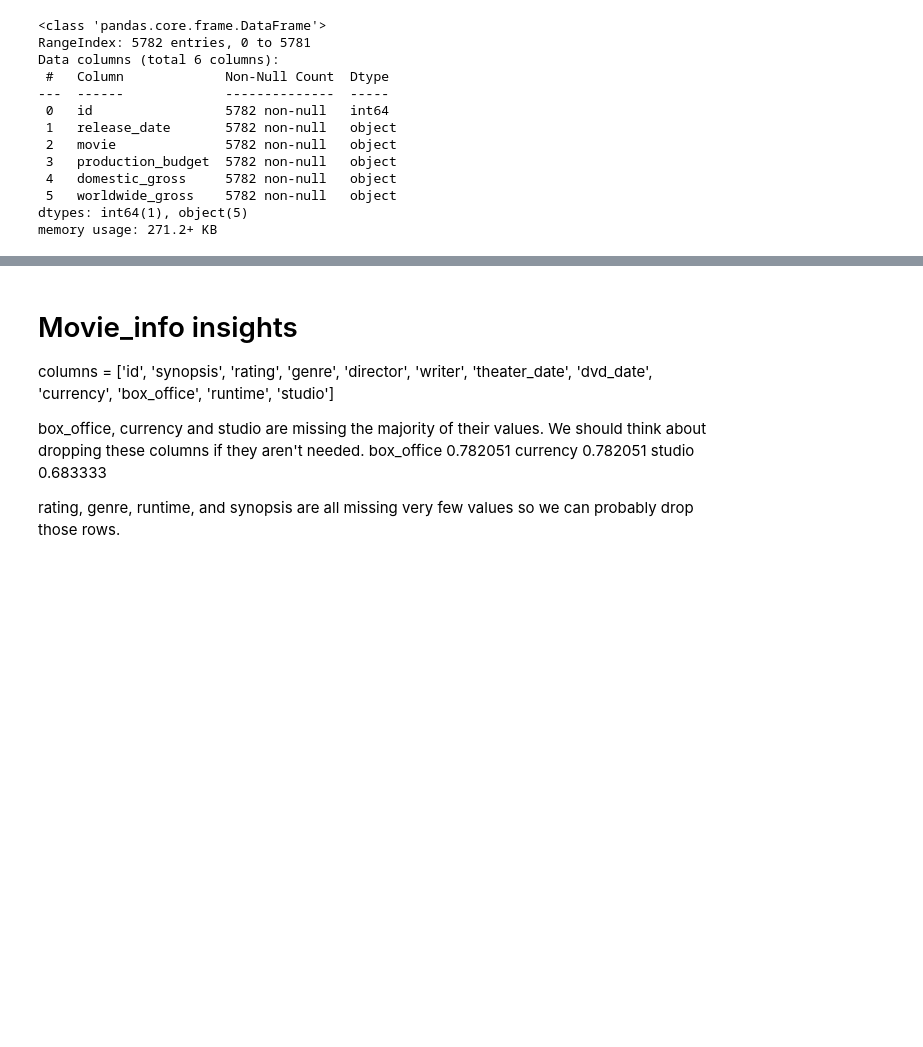
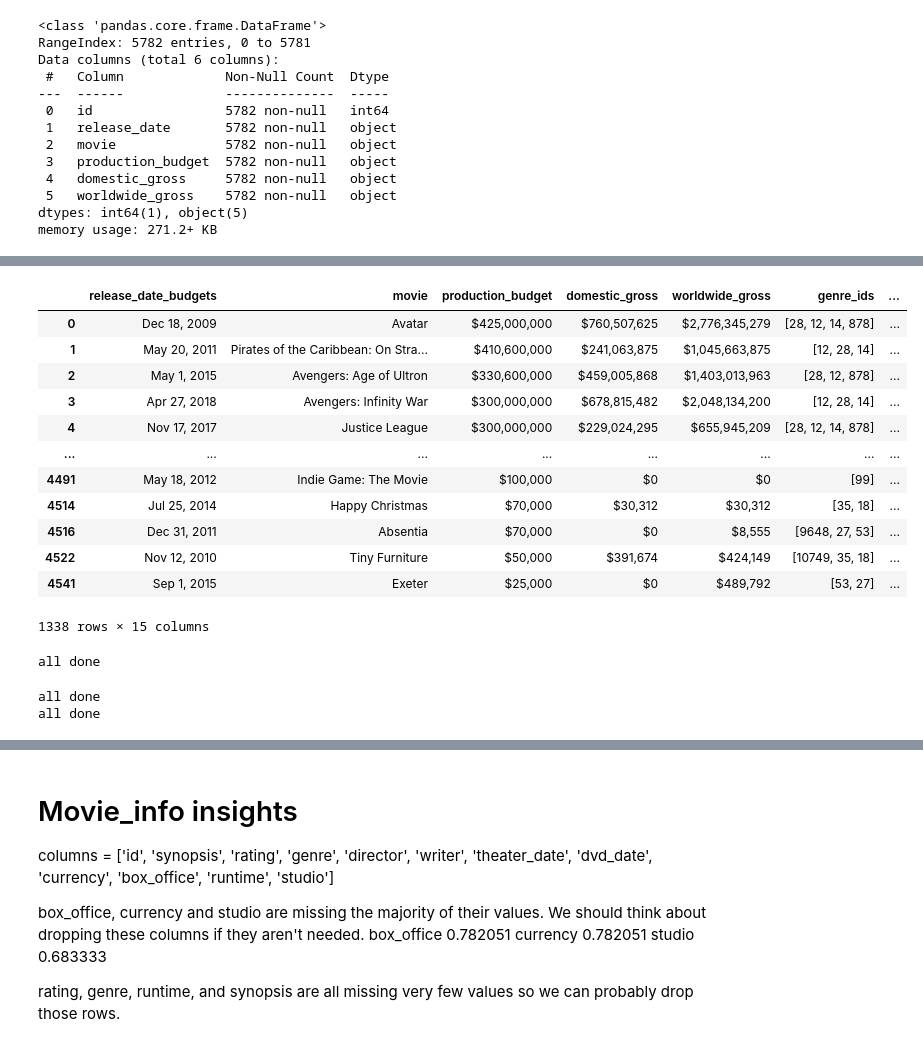
Before and after one commit to pschulk/Microsoft_Studio_Analysis_Phase_1, a Jupyter notebook: djtestnotebook.ipynb, the cells around one changed output, grey strips where cells are left out. Cells and saved outputs as stored; diff of their text form; code cells hidden in the pictures; blank space fills up the shorter version.

```diff
--- a/djtestnotebook.ipynb
+++ b/djtestnotebook.ipynb
@@ -117,0 +168,2 @@ memory usage: 271.2+ KB
+# %%
+new_masterdf = masterdf.merge(basics_and_ratings, how='inner', left_on='movie', right_on='primary_title', suffixes=('_master','_database')).drop_duplicates(subset='movie')
@@ -117,0 +194,6 @@ memory usage: 271.2+ KB
+# %%
+new_masterdf.drop(['id_movies', 'Unnamed: 0', 'original_title_database', 'movie_id', 'primary_title', 'title'], axis=1, inplace=True)
+# %%
+new_masterdf.drop(['id_budgets'], axis=1, inplace=True)
+# %%
+new_masterdf.drop(['start_year', 'original_title_master'], axis=1, inplace=True)
@@ -117,0 +226,16 @@ memory usage: 271.2+ KB
+# %%
+new_masterdf[new_masterdf['vote_count'] > 79]
+# %% [output]
+|  | release_date_budgets | movie | production_budget | domestic_gross | worldwide_gross | genre_ids | ... |
+| 0 | Dec 18, 2009 | Avatar | $425,000,000 | $760,507,625 | $2,776,345,279 | [28, 12, 14, 878] | ... |
+| 1 | May 20, 2011 | Pirates of the Caribbean: On Stra... | $410,600,000 | $241,063,875 | $1,045,663,875 | [12, 28, 14] | ... |
+| 2 | May 1, 2015 | Avengers: Age of Ultron | $330,600,000 | $459,005,868 | $1,403,013,963 | [28, 12, 878] | ... |
+| 3 | Apr 27, 2018 | Avengers: Infinity War | $300,000,000 | $678,815,482 | $2,048,134,200 | [12, 28, 14] | ... |
+| 4 | Nov 17, 2017 | Justice League | $300,000,000 | $229,024,295 | $655,945,209 | [28, 12, 14, 878] | ... |
+| ... | ... | ... | ... | ... | ... | ... | ... |
+| 4491 | May 18, 2012 | Indie Game: The Movie | $100,000 | $0 | $0 | [99] | ... |
+| 4514 | Jul 25, 2014 | Happy Christmas | $70,000 | $30,312 | $30,312 | [35, 18] | ... |
+| 4516 | Dec 31, 2011 | Absentia | $70,000 | $0 | $8,555 | [9648, 27, 53] | ... |
+| 4522 | Nov 12, 2010 | Tiny Furniture | $50,000 | $391,674 | $424,149 | [10749, 35, 18] | ... |
+| 4541 | Sep 1, 2015 | Exeter | $25,000 | $0 | $489,792 | [53, 27] | ... |
+1338 rows × 15 columns
@@ -117,0 +247,10 @@ memory usage: 271.2+ KB
+# %%
+remove_dollarsigncommas(new_masterdf, 'production_budget')
+# %% [output]
+all done
+# %%
+remove_dollarsigncommas(new_masterdf, 'worldwide_gross')
+remove_dollarsigncommas(new_masterdf, 'domestic_gross')
+# %% [output]
+all done
+all done
```
Also changed, not shown: parts of 48 cells of this notebook, 1 other file.
